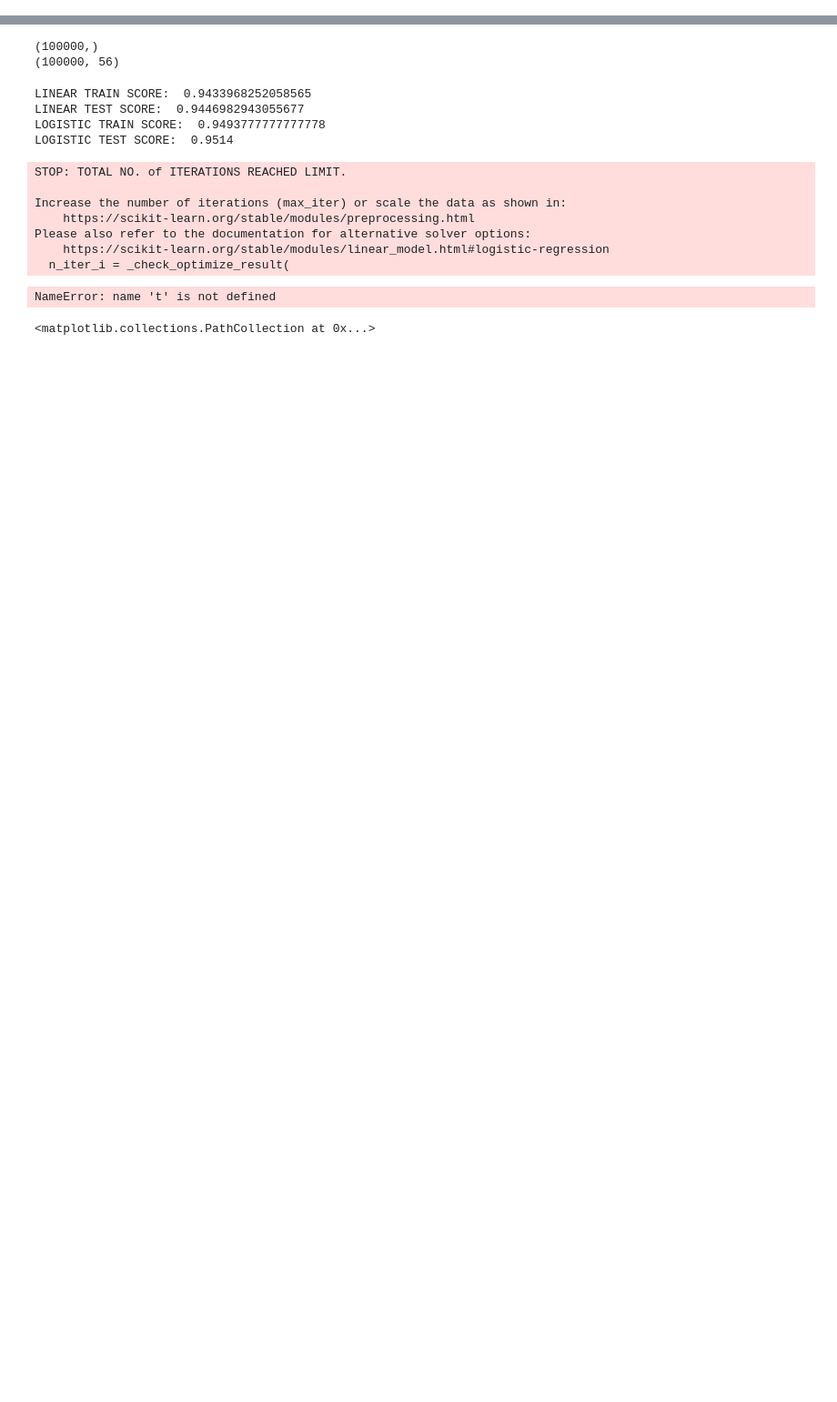
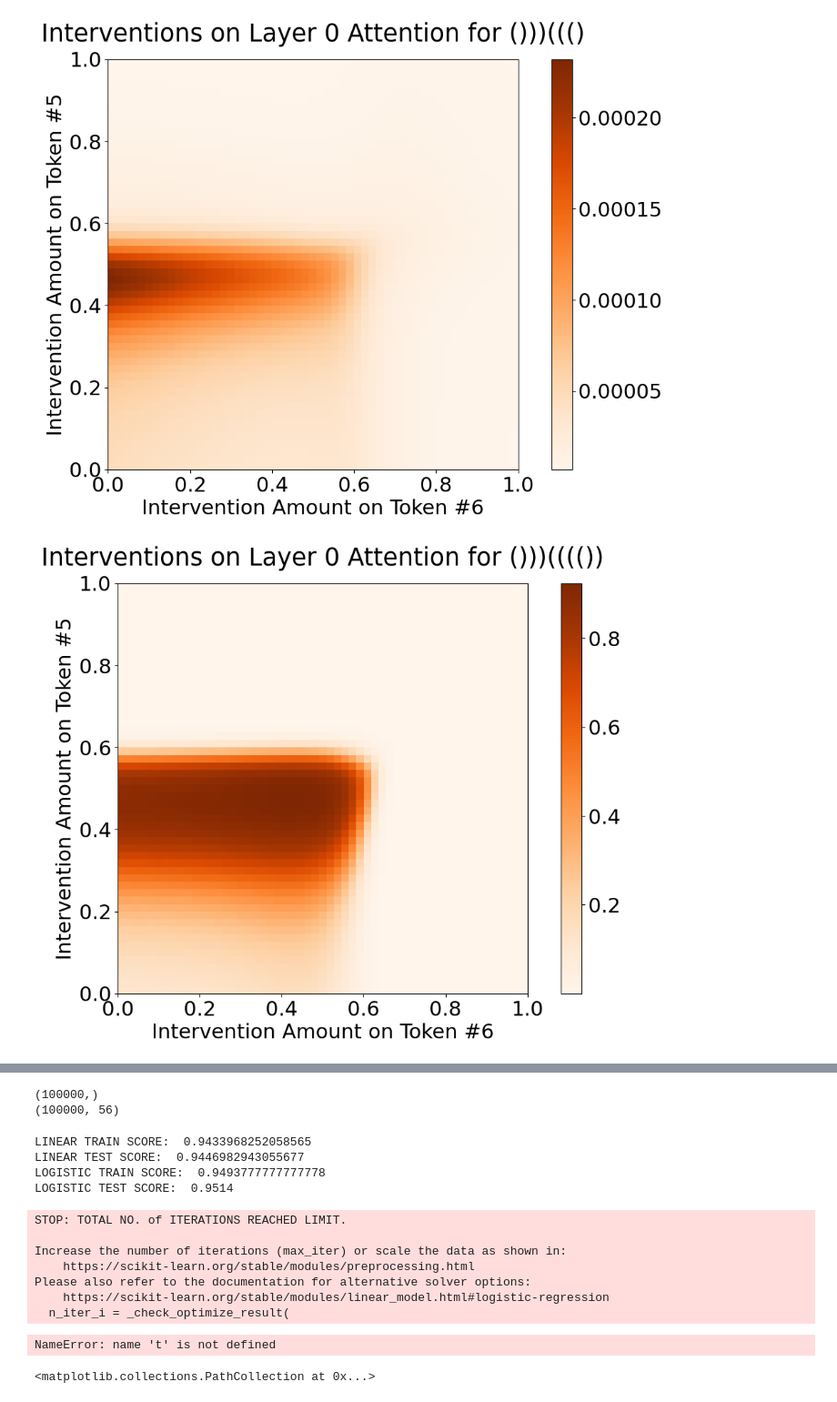
Before and after one commit to frankxwang/probing-experiments, a Jupyter notebook: paren_transformer/probing.ipynb, the cells around one changed output, grey strips where cells are left out. Shown at 91% size. Drawn from its saved outputs; the diff is of its cells as text; code cells hidden in the pictures; blank space fills up the shorter version.

```diff
--- a/paren_transformer/probing.ipynb
+++ b/paren_transformer/probing.ipynb
@@ -147,0 +197,2 @@ def get_out_by_head(model: ParenTransformer, data: DataSet, layer: int) -> t.Ten
+# %%
+paren_emb = np.array([-0.22606339, -0.3817214, -1.4104964, 0.19177942, 1.9899428, 0.4391564, 0.7656387, -0.63001657, 1.2170641, -0.78435856, -2.0772018, 0.5796861, 0.14452729, -1.5480461, -1.4717238, 1.3908799, -2.650712, 2.2939675, 1.9186023, 2.2521715, -0.97538763, -2.0912004, -2.1513553, 1.0542943, -1.6433673, -0.49036485, 1.5739079, -1.6167231, 0.005950656, -0.5535703, -1.6153314, 0.34630018, -1.2608914, 2.3687954, -2.0325658, 2.681696, 1.3179133, 0.21228376, 0.2400737, 2.4026039, -0.22275975, -1.6459382, 0.49807006, 0.4056123, 0.574695, 0.31673485, -1.1493986, 1.0393034, 0.48291945, 1.7879814, 0.32313624, -0.44806415, 1.7664179, 1.3369981, 0.039000615, 0.7465193])
@@ -147,0 +432,14 @@ def get_out_by_head(model: ParenTransformer, data: DataSet, layer: int) -> t.Ten
+# %%
+new_mlp_out = t.tensor(test_cache["blocks.0.hook_mlp_out"][:, 4], requires_grad=True, device=device)
+
+loss = nn.BCEWithLogitsLoss()
+opt = t.optim.Adam([new_mlp_out], lr=0.1)
+
+for i in range(10):
+    opt.zero_grad()
+    output = probe(new_mlp_out)
+    l = loss(output, t.zeros(len(output), 1, device=device))
+    print(l.item())
+
+    l.backward()
+    opt.step()
@@ -147,0 +501,11 @@ def get_out_by_head(model: ParenTransformer, data: DataSet, layer: int) -> t.Ten
+# %%
+for index in range(len(strs)):
+    plt.figure(figsize=(13, 8))
+    plt.imshow(preds[:, :, index], cmap="Oranges", extent=[low, high, low, high], origin='lower')
+    plt.colorbar()
+    plt.ylabel("Intervention Amount on Token #5")
+    plt.xlabel("Intervention Amount on Token #6")
+    plt.title(f"Interventions on Layer 0 Attention for {strs[index]}", y=1.03)
+# %% [output]
+[figure, added]
+[figure, added]
```
Also changed, not shown: parts of 32 cells of this notebook, 3 other files.
